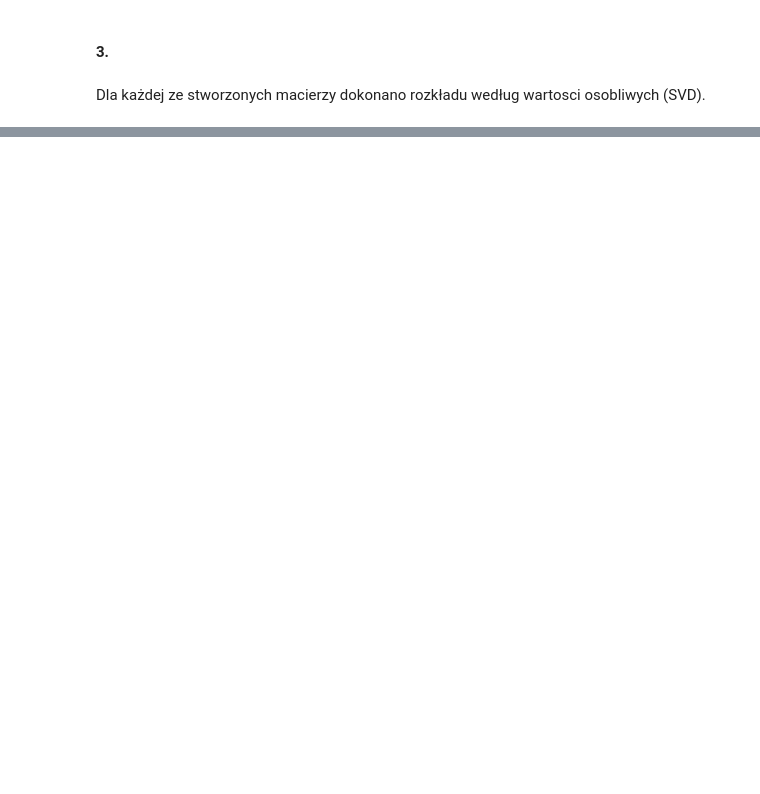
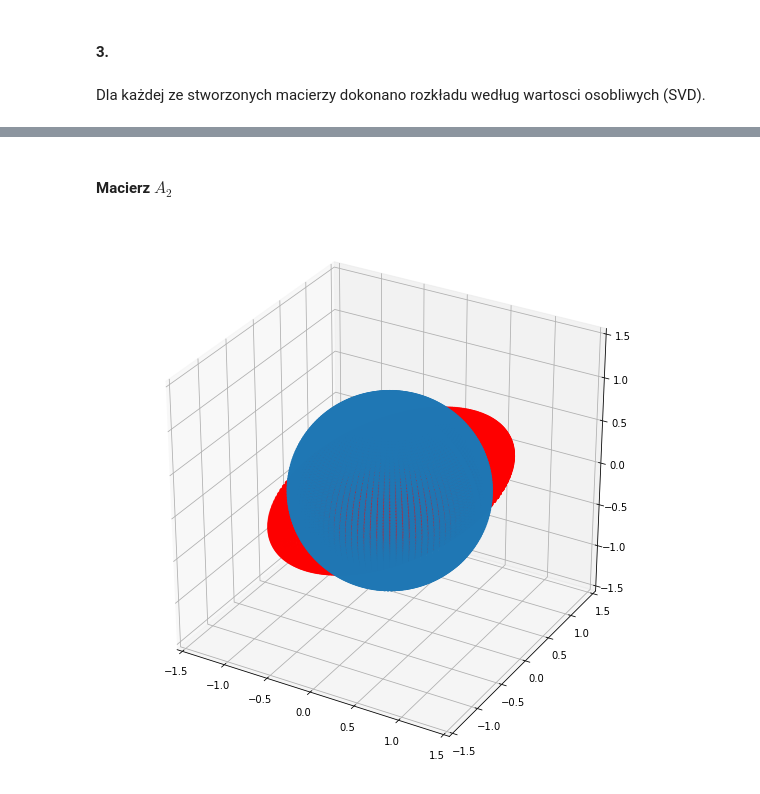
Before and after one commit to AlexMaz99/MOwNiT, a Jupyter notebook: lab3/report3.ipynb, the cells around one changed output, grey strips where cells are left out. Drawn from its saved outputs; the diff is of its cells as text; code cells hidden in the pictures; blank space fills up the shorter version.

```diff
--- a/lab3/report3.ipynb
+++ b/lab3/report3.ipynb
@@ -104,0 +133,6 @@ U3, S3, Vh3 = np.linalg.svd(A3)
+# %% [markdown]
+#### Macierz $A_2$
+# %%
+SVD_plot(S2, P2, U2)
+# %% [output]
+[figure, added]
```
Also changed, not shown: parts of 37 cells of this notebook.
